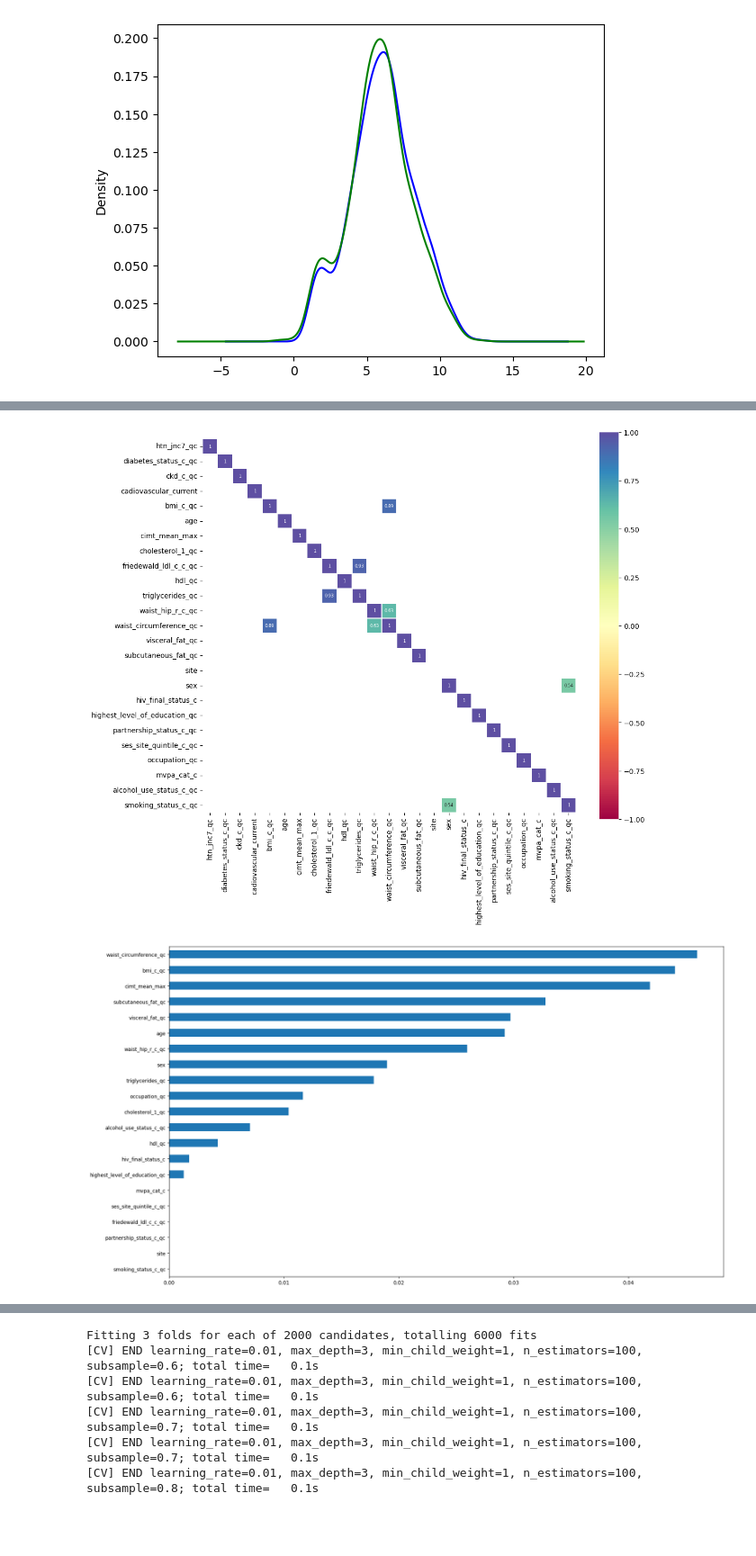
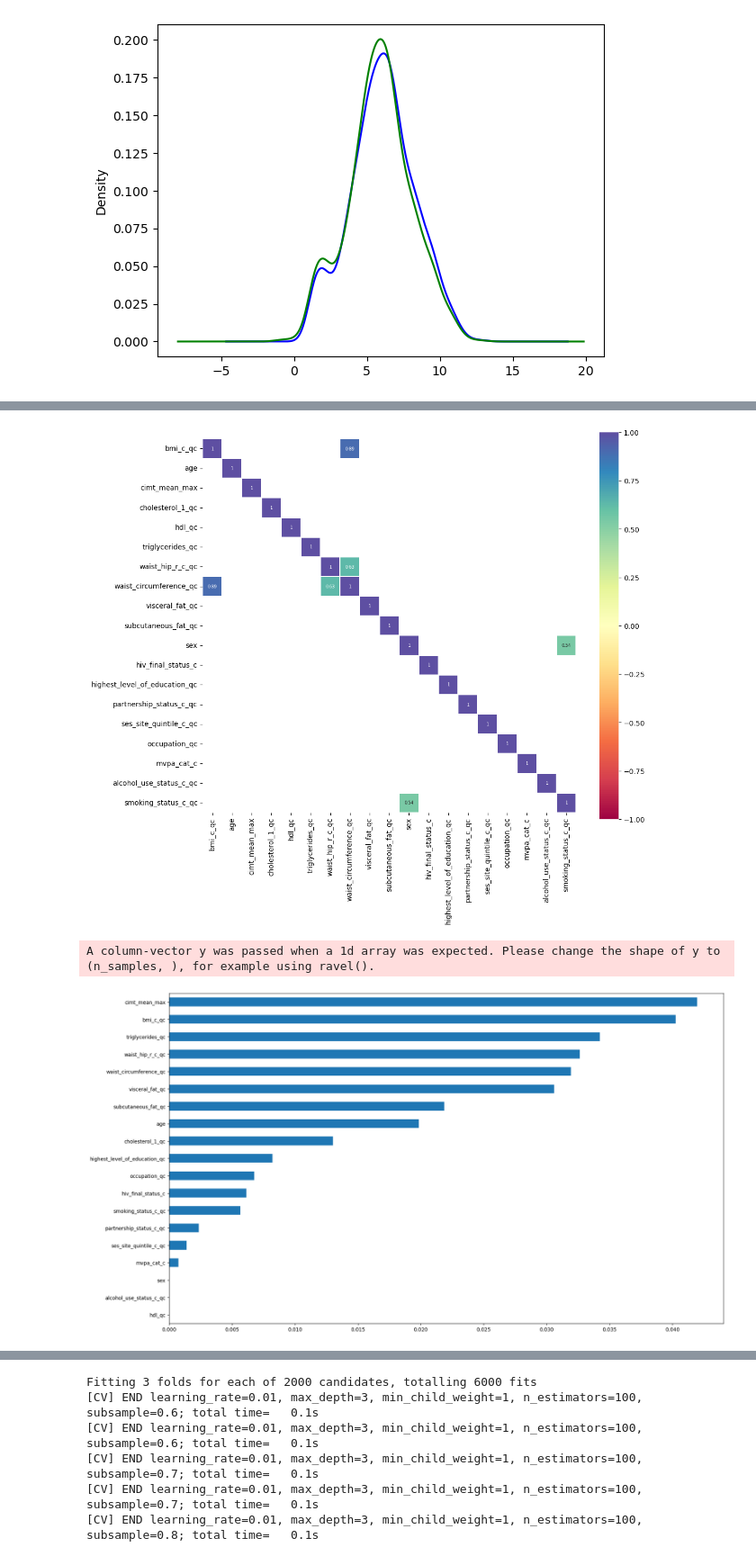
Before and after one commit to kayvinsoo7/AWI_GEN_PROJECT, a Jupyter notebook: Business/prelim.ipynb, the cells around one changed output, grey strips where cells are left out. Shown at 90% size. Cells and saved outputs as stored; diff of their text form; code cells hidden in the pictures; blank space fills up the shorter version.

```diff
--- a/Business/prelim.ipynb
+++ b/Business/prelim.ipynb
@@ -78 +71,11 @@ y1 = data.loc[:,'htn_jnc7_qc']
+# %%
+# X = data.iloc[:,4:]
+X = data[['bmi_c_qc', 'age', 'cimt_mean_max',
+       'cholesterol_1_qc', 'hdl_qc',
+       'triglycerides_qc', 'waist_hip_r_c_qc', 'waist_circumference_qc',
+       'visceral_fat_qc', 'subcutaneous_fat_qc', 'sex',
+       'hiv_final_status_c', 'highest_level_of_education_qc',
+       'partnership_status_c_qc', 'ses_site_quintile_c_qc', 'occupation_qc',
+       'mvpa_cat_c', 'alcohol_use_status_c_qc', 'smoking_status_c_qc']]
+y1 = data.loc[:,'htn_jnc7_qc']
 # %%
@@ -104,10 +107,10 @@ imputer = IterativeImputer(
     skip_complete=True, # whether to ignore variables without NA
     random_state=0,
 )
-imputer.fit(dff)
-train_t = imputer.transform(dff)
+imputer.fit(dff[X.columns])
+train_t = imputer.transform(dff[X.columns])
 # train_x = imputer.transform(data.iloc[:,2:])
-treated = pd.DataFrame(train_t, columns=dff.columns)
+treated = pd.DataFrame(train_t, columns=X.columns)
 # treated = treated.apply(np.ceil)
 treated.loc[:,['highest_level_of_education_qc','occupation_qc','smoking_status_c_qc']]\
       = np.round(treated.loc[:,['highest_level_of_education_qc','occupation_qc','smoking_status_c_qc']], decimals=0)
@@ -127,0 +129,3 @@ predictors = data.iloc[:,4:].columns
+# %%
+# X = treated.copy()
+y1 = dff[['htn_jnc7_qc']]
@@ -127,0 +142,8 @@ predictors = data.iloc[:,4:].columns
+# %%
+predictors = ['bmi_c_qc', 'age', 'cimt_mean_max',
+       'cholesterol_1_qc', 'hdl_qc',
+       'triglycerides_qc', 'waist_hip_r_c_qc', 'waist_circumference_qc',
+       'visceral_fat_qc', 'subcutaneous_fat_qc', 'sex',
+       'hiv_final_status_c', 'highest_level_of_education_qc',
+       'partnership_status_c_qc', 'ses_site_quintile_c_qc', 'occupation_qc',
+       'mvpa_cat_c', 'alcohol_use_status_c_qc', 'smoking_status_c_qc']
@@ -140,22 +184,23 @@ sns.heatmap(correlation_matrix[(correlation_matrix >= 0.5) | (correlation_matrix
             cmap='Spectral', vmax=1.0, vmin=-1.0, linewidths=0.1,
             annot=True, annot_kws={"size": 6}, square=True);
 # %% [output]
-[figure, old version]
+[figure, new version]
 # %%
 from sklearn.feature_selection import mutual_info_classif
 ## First, treat missing values before execution
 # X = treated.values
-X = treated[predictors].values
+X2 = treated[predictors].values
 y = y1
-importance = mutual_info_classif(X,y)
+importance = mutual_info_classif(X2,y)
 # feat_importance = pd.Series(importance, treated.columns[0:len(data.columns)-1])
 feat_importance = pd.Series(importance, treated[predictors].columns[0:len(treated[predictors].columns)-0])
 ff = feat_importance.sort_values(ascending=True)
 plt.figure(figsize=(20,12))
 ff.plot(kind='barh')
 plt.show()
 # %% [output]
+A column-vector y was passed when a 1d array was expected. Please change the shape of y to (n_samples, ), for example using ravel().
-[figure, old version]
+[figure, new version]
 # %%
 import xgboost as xgb
 from sklearn.model_selection import train_test_split, GridSearchCV
```
Also changed, not shown: parts of 35 cells of this notebook.
